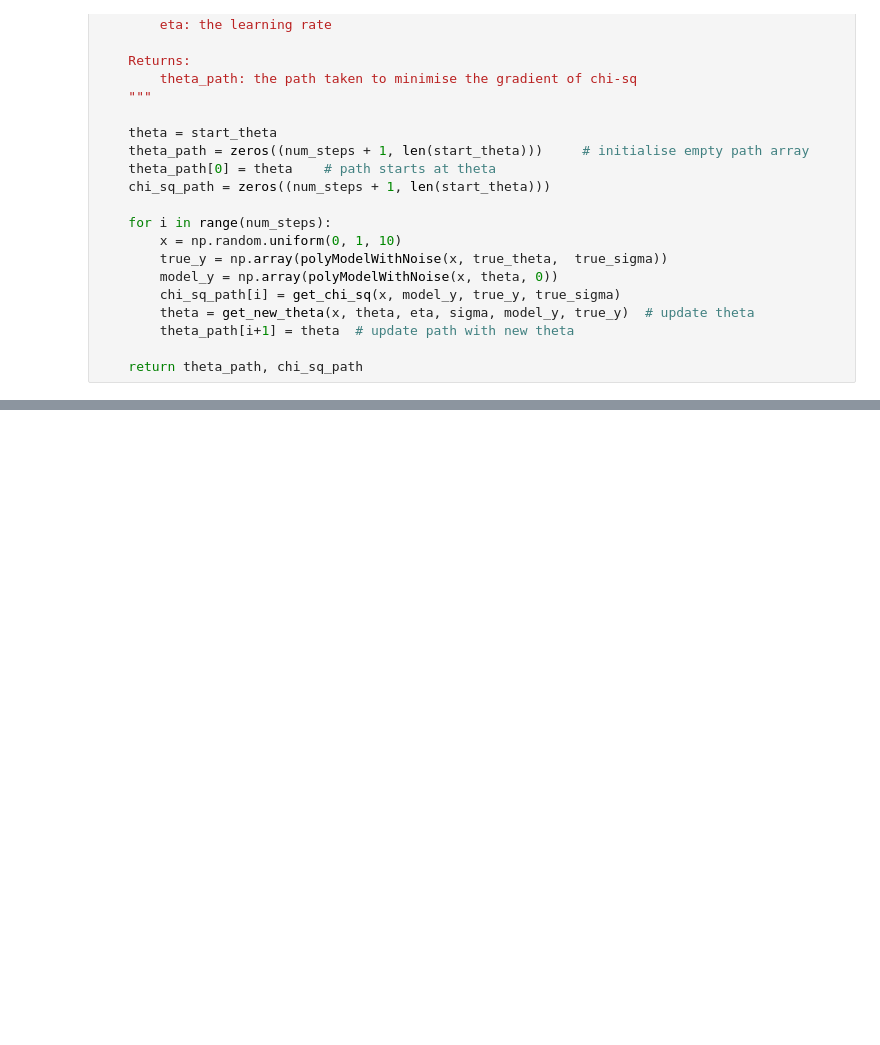
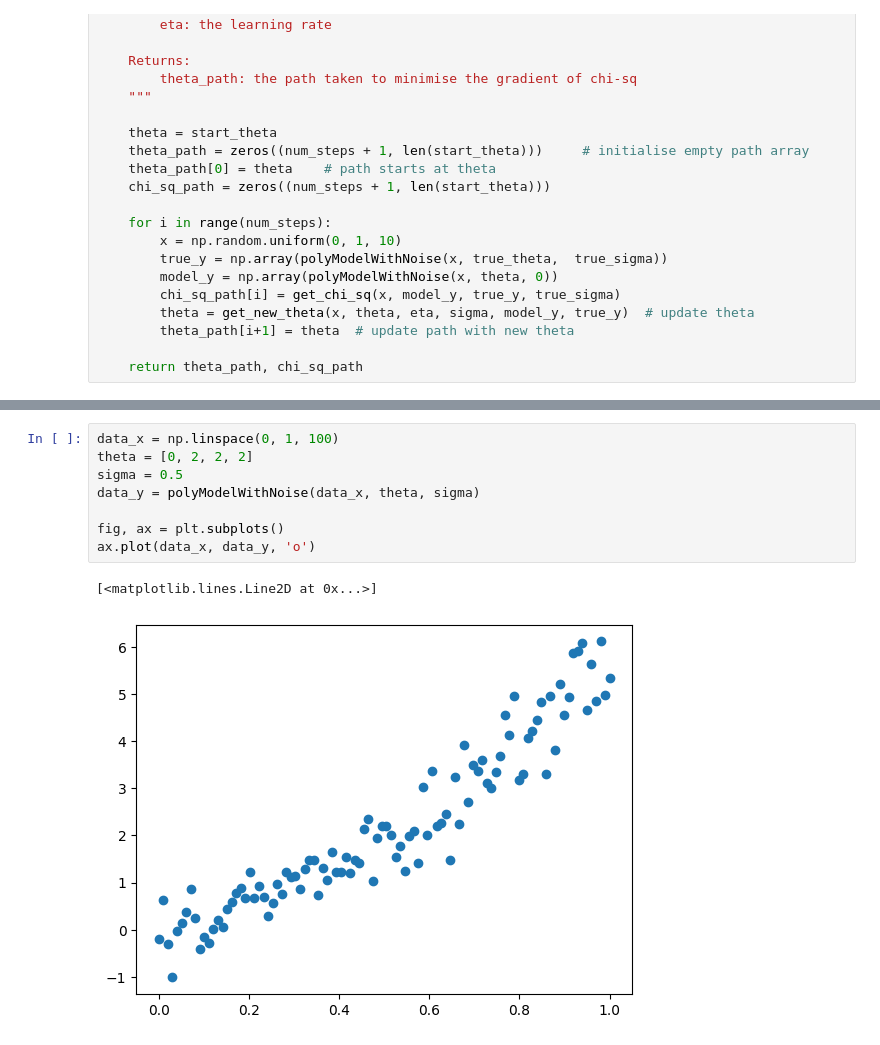
Before and after one commit to rhtweedie/ml_assignments, a Jupyter notebook: CurveFitting.ipynb, the cells around one changed output, grey strips where cells are left out. Drawn from its saved outputs; the diff is of its cells as text; blank space fills up the shorter version.

Commit message:
Fit 1st, 3rd, 7th order models to 3rd order data

```diff
--- a/CurveFitting.ipynb
+++ b/CurveFitting.ipynb
@@ -150,0 +155,11 @@ ax.plot(data_x, y_final)
+# %%
+data_x = np.linspace(0, 1, 100)
+theta = [0, 2, 2, 2]
+sigma = 0.5
+data_y = polyModelWithNoise(data_x, theta, sigma)
+
+fig, ax = plt.subplots()
+ax.plot(data_x, data_y, 'o')
+# %% [output]
+[<matplotlib.lines.Line2D at 0x...>]
+[figure, added]
```
Also changed, not shown: parts of 3 cells of this notebook.
